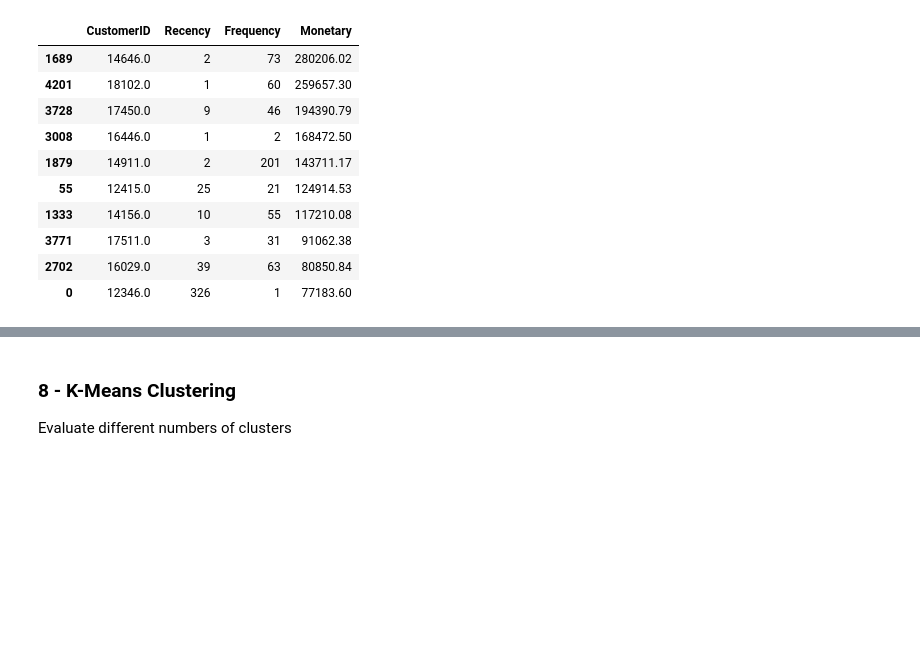
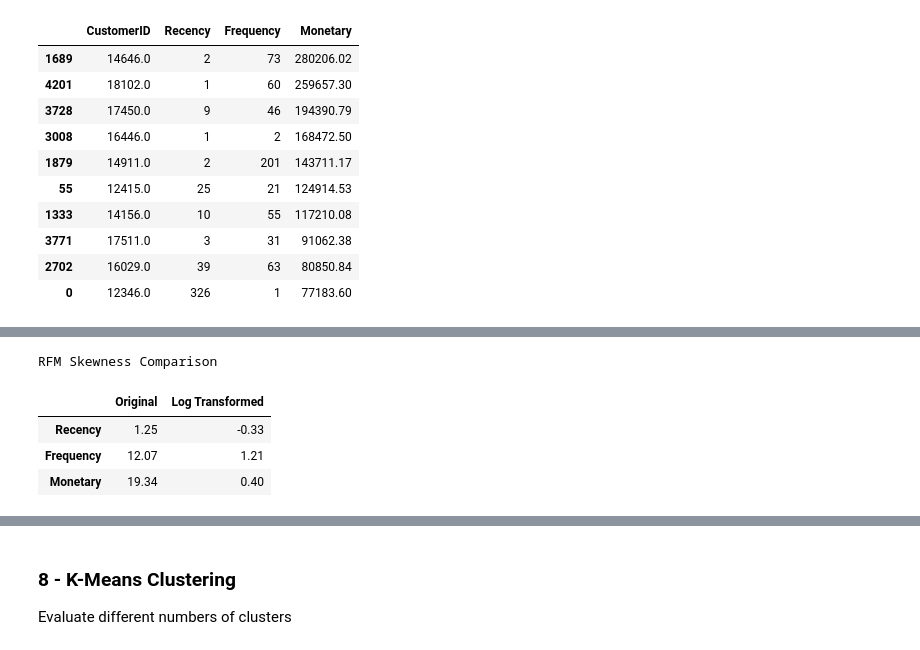
Before and after one commit to ferrillt/Customer-Segmentation-Clustering, a Jupyter notebook: notebooks/Customer_Segmentation_Clustering.ipynb, the cells around one changed output, grey strips where cells are left out. Cells and saved outputs as stored; diff of their text form; code cells hidden in the pictures; blank space fills up the shorter version.

```diff
--- a/notebooks/Customer_Segmentation_Clustering.ipynb
+++ b/notebooks/Customer_Segmentation_Clustering.ipynb
@@ -669,0 +682,21 @@ Top 10 Customers by Monetary Value
+# %%
+# Preserve the original customer-level RFM data
+rfm_transformed = rfm[rfm_features].copy()
+
+# Apply log1p transformation to reduce right-skewness
+rfm_transformed = np.log1p(rfm_transformed)
+
+# Compare skewness before and after transformation
+skewness_comparison = pd.DataFrame({
+    "Original": rfm[rfm_features].skew(),
+    "Log Transformed": rfm_transformed.skew()
+}).round(2)
+
+print("RFM Skewness Comparison")
+display(skewness_comparison)
+# %% [output]
+RFM Skewness Comparison
+|  | Original | Log Transformed |
+| Recency | 1.25 | -0.33 |
+| Frequency | 12.07 | 1.21 |
+| Monetary | 19.34 | 0.40 |
```
Also changed, not shown: parts of 6 cells of this notebook.
